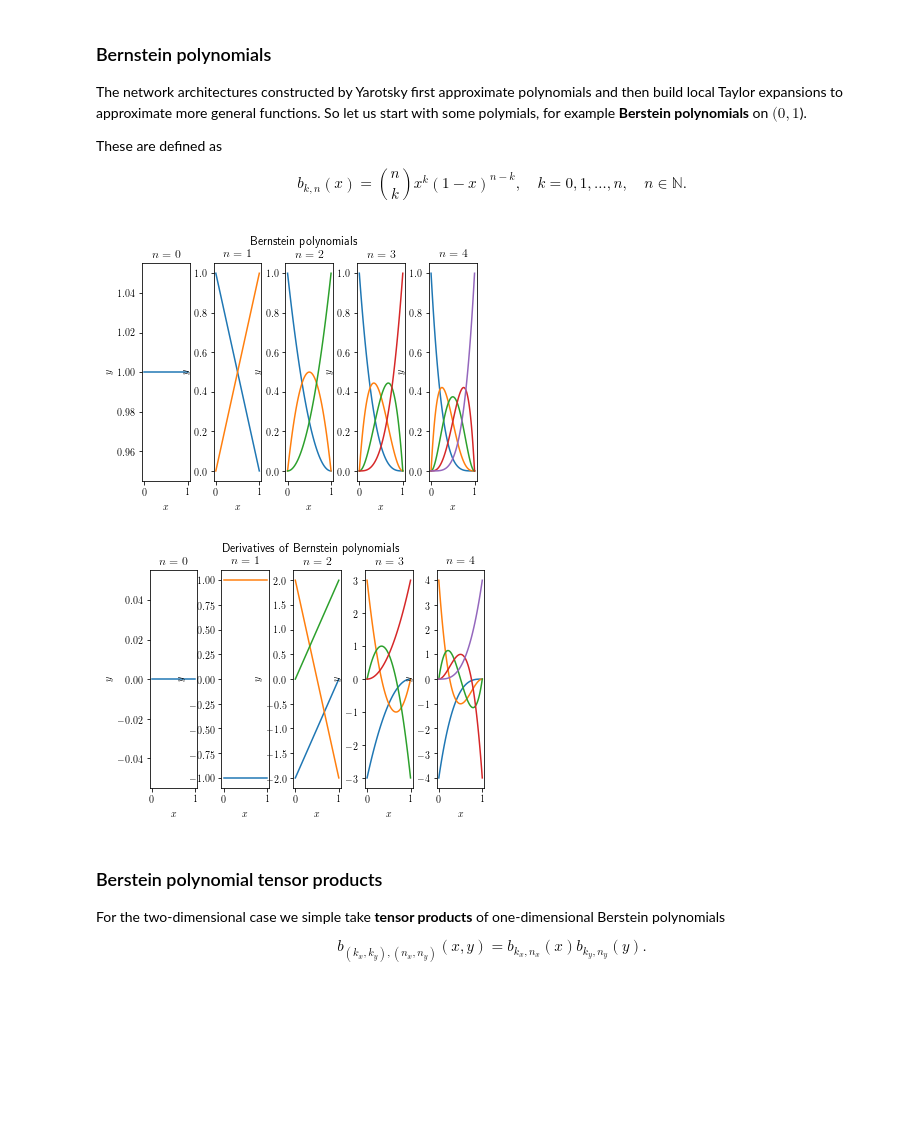
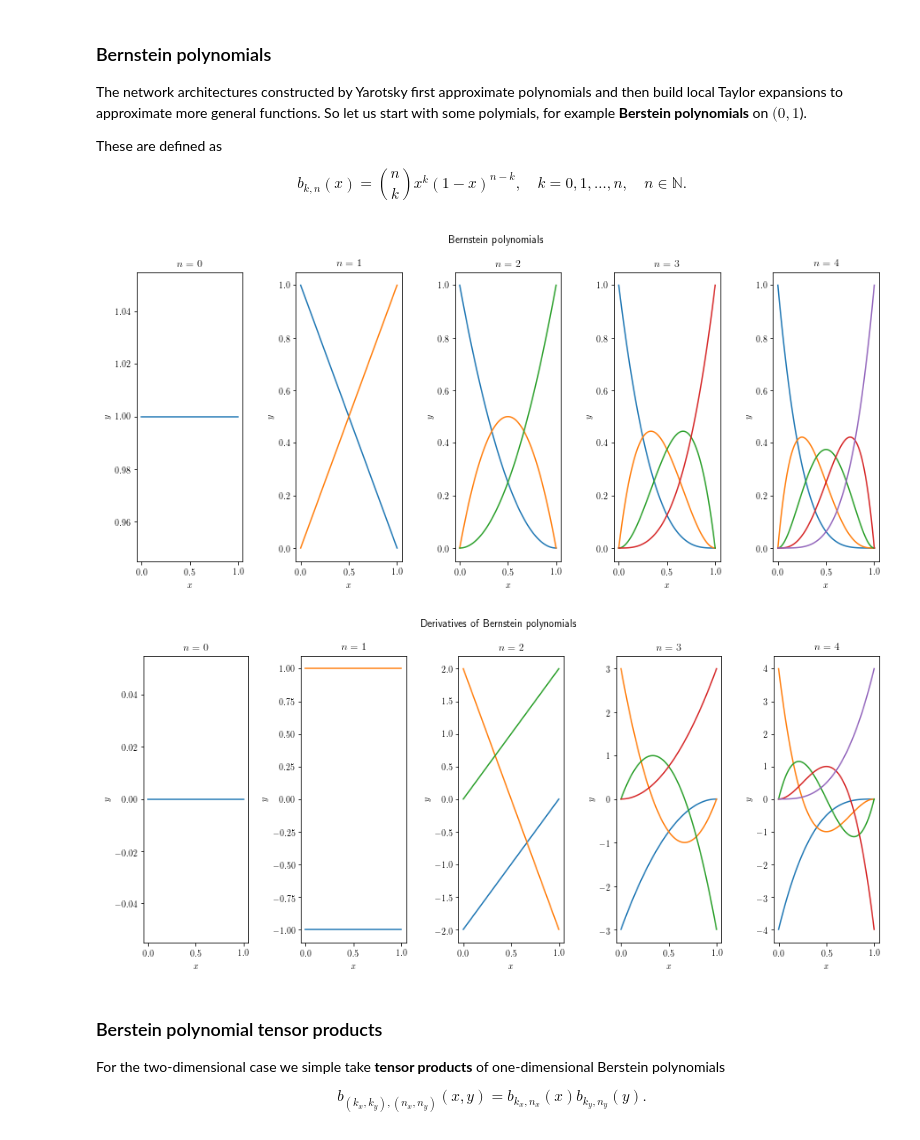
Before and after one commit to arsenal9971/TUB_MoDL, a Jupyter notebook: notebooks/Part-03-target-functions.ipynb, the cells around one changed output. Saved outputs shown, nothing was run; the diff lists cells and outputs as text; code cells hidden in the pictures; blank space fills up the shorter version.

```diff
--- a/notebooks/Part-03-target-functions.ipynb
+++ b/notebooks/Part-03-target-functions.ipynb
@@ -69,35 +69,35 @@ def Dbernstein(x, k, n):
 # %%
 # setup domain and plotting grid points
 domain = [0.0, 1.0]
 resolution = 100
 xs = np.linspace(domain[0], domain[1], resolution)
 
 # plot various Bernstein polynomials
-plt.figure()
+plt.figure(figsize=(15,6))
 for n in range(5):
     plt.subplot(1,5,n+1)
     for k in range(n+1):
         plt.plot(xs, bernstein(xs, k, n))
         plt.xlabel('$x$')
         plt.ylabel('$y$')
         plt.title('$n={}$'.format(n))
     plt.subplots_adjust(wspace=0.5)
     plt.suptitle('Bernstein polynomials')
 
 # plot derivatives of various Bernstein polynomials
-plt.figure()
+plt.figure(figsize=(15,6))
 for n in range(5):
     plt.subplot(1,5,n+1)
     for k in range(n+1):
         plt.plot(xs, Dbernstein(xs, k, n))
         plt.xlabel('$x$')
         plt.ylabel('$y$')
         plt.title('$n={}$'.format(n))
     plt.subplots_adjust(wspace=0.5)
     plt.suptitle('Derivatives of Bernstein polynomials')
 # %% [output]
-[figure, old version]
+[figure, new version]
-[figure, old version]
+[figure, new version]
 # %% [markdown]
 ### Berstein polynomial tensor products
 
```
Also changed, not shown: parts of 5 cells of this notebook, 4 other files.
